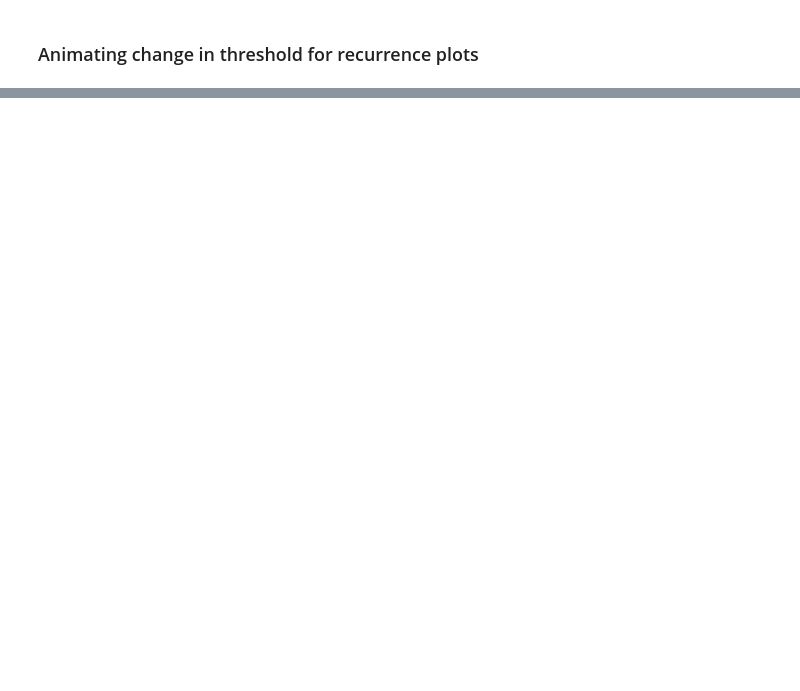
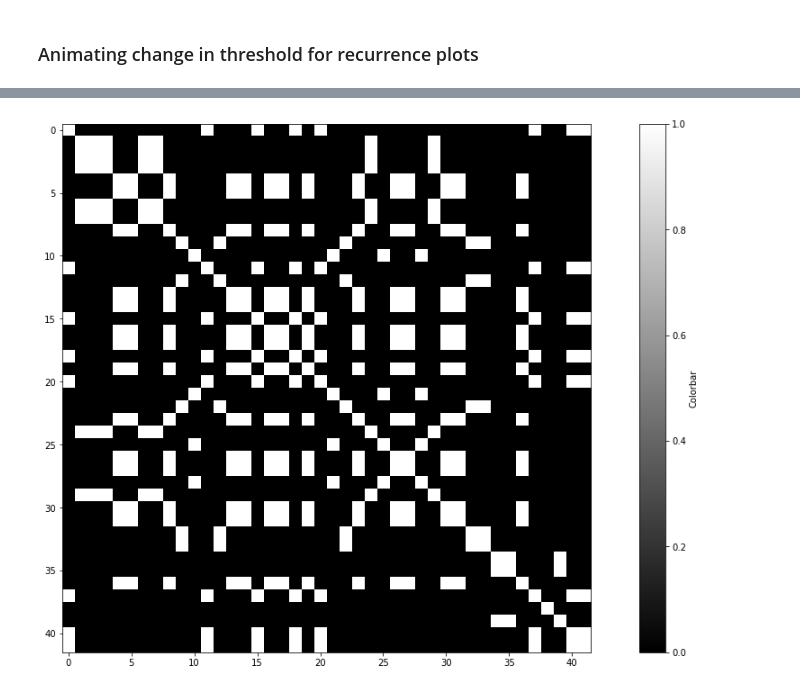
Before and after one commit to tannishpage/AUSLAN_Detection_with_SLAIT_AI, a Jupyter notebook: Recurrence_Plots.ipynb, the cells around one changed output, grey strips where cells are left out. Saved outputs shown, nothing was run; the diff lists cells and outputs as text; code cells hidden in the pictures; blank space fills up the shorter version.

```diff
--- a/Recurrence_Plots.ipynb
+++ b/Recurrence_Plots.ipynb
@@ -405,0 +517,16 @@ imageio.mimsave("./test.gif", numpy.array(all_dist_matrix))
+# %%
+def get_all_recurrence_points(distance_matrix):
+    recurrence_points = dict()
+    for i in range(distance_matrix.shape[0]):
+        recurrence_points[i] = numpy.where(distance_matrix[i] == 1)
+    return recurrence_points
+# %%
+x = get_all_recurrence_points(distance_matrix_entropy)
+count = 0
+for key in x.keys():
+    if key >= 36:
+        count += 1
+    locs = x[key][0][np.where(x[key][0] >= 36)]
+    print(key, len(locs), locs)
+
+print(f"Recurrences with bunman {count}")
@@ -405,0 +581,28 @@ imageio.mimsave("./test.gif", numpy.array(all_dist_matrix))
+# %%
+import pandas
+import numpy as np
+import matplotlib.pyplot as plt
+import os
+DATA = "/home/tannishpage/mtpt/Videos/" #"/home/tannishpage/Nextcloud/University 2022/UQ AI Collaboratory Project/All_Code/Data/recurrence_plots/"
+data = pandas.read_csv(os.path.join(DATA, "question_1.csv"))
+entropy = data["Entropy"]
+
+
+entropy = np.array(entropy)
+# Plotting a recurrence
+distance_matrix_entropy = []
+threshold = 0.9
+for x in entropy:
+    distance_matrix_entropy.append(calculate_dist(x, entropy))
+
+distance_matrix_entropy = 1 - np.array(distance_matrix_entropy)
+distance_matrix_entropy[np.where((distance_matrix_entropy) <= threshold)] = 0
+distance_matrix_entropy[np.where((distance_matrix_entropy) > threshold)] = 1
+fig = plt.figure(1)
+fig.set_size_inches((19.2, 10.8))
+im = plt.imshow(distance_matrix_entropy, cmap="gray")
+cbar = plt.colorbar(im)
+cbar.set_label("Colorbar")
+plt.show()
+# %% [output]
+[figure, added]
```
Also changed, not shown: parts of 10 cells of this notebook.
